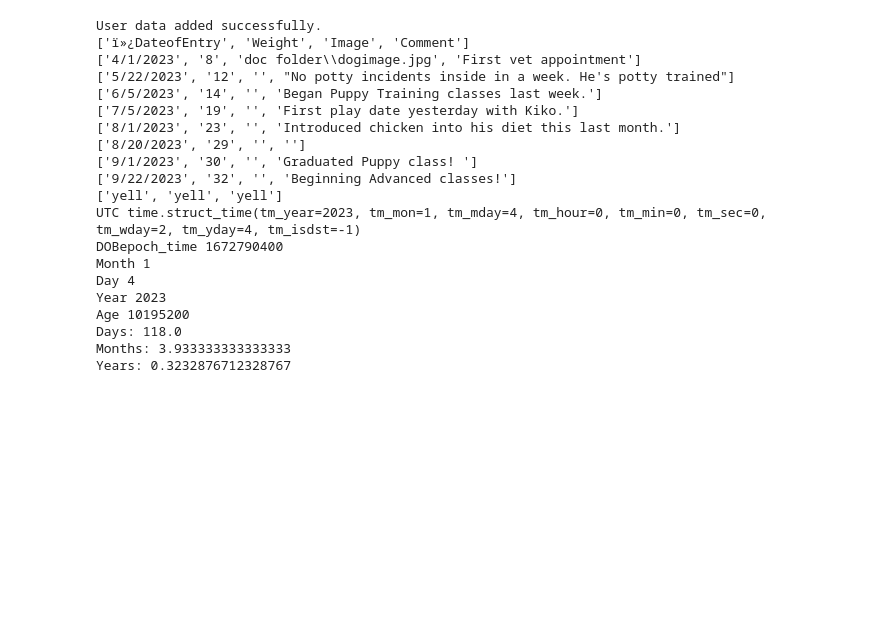
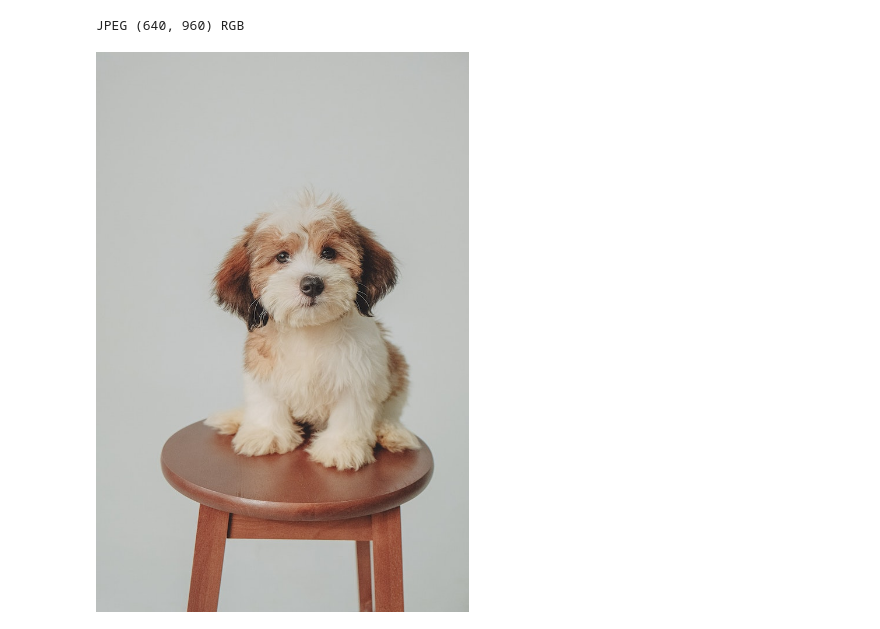
Before and after one commit to BeanCheeseTaco/PuppyProject_HCI584, a Jupyter notebook: main.ipynb, the cells around one changed output. Saved outputs shown, nothing was run; the diff lists cells and outputs as text; code cells hidden in the pictures; blank space fills up the shorter version.

```diff
--- a/main.ipynb
+++ b/main.ipynb
@@ -10,6 +10,7 @@ from PIL import Image
 import csv
 # import dutton.csv and import PetRecord.csv
 myfile = 'doc folder\dutton.csv'
+puppy_profile_file = 'doc folder\PuppyProfiles.csv'
 DOB = ''
 
 #Read file
@@ -45,10 +46,31 @@ def add_new_record(file=myfile):
         print(f"An error occurred: {e}")
 
 #Adds a new pet to file.
-def add_new_pet(PetID, file):
+def add_new_pet(file=puppy_profile_file):
     """Information is entered by the user via keyboard and stores the new data in the csv file.
     For loop that will read through csv files and appends a new row. """
+    """Information is entered by the user via keyboard and stores the new data in the csv file.
+    For loop that will read through csv files and appends a new row."""
+    pet_name = input("Input Pet's Name: ")
+    DOB = input("Input pet's Date of Birth: ")
+    breed = input("Input Breed: ")
+    image = input("Input Image: " )
 
+    # Define the user data as a list
+    user_data = [pet_name, DOB, breed, image]
+
+    try:
+        # Open the CSV file in append mode
+        with open(file, mode='a', newline='') as csvfile:
+            # Create a CSV writer
+            writer = csv.writer(csvfile)
+
+            # Write the user data to the CSV file
+            writer.writerow(user_data)
+
+        print("User data added successfully.")
+    except Exception as e:
+        print(f"An error occurred: {e}")
 #Plots csv file into plotly
 def plotcsv():
     '''Plots pet csv file based on PetID selected by user. '''
@@ -66,7 +88,12 @@ def Get_All_Info_For_Pet(PetID, PetData):
     '''Returns array with all info pertaining to petID (Parsed specific to the unique PetID.)'''
 
 #Returns every pet's record
-def Get_All_Info_For_All_Pets():
+def Get_All_Info_For_All_Pets(petProfile=puppy_profile_file):
+    with open(petProfile, 'r') as petProfile:
+        csv_reader = csv.reader(petProfile)
+        for row in csv_reader:
+            # Process each row here
+            print(row)
     '''Call Get_All_Unique_Pets() function
     Call Get_All_Info_For_Pet() function'''
 
@@ -94,60 +121,44 @@ def get_image():
 
 
 '''def load_file():
     with open('doc folder\dutton.csv', 'r') as csv_file:
         csv_reader = csv.reader(csv_file)
         for row in csv_reader:
             # Process each row here
             print(row)
 '''
 
 #Calculates age
 def getAge(DOB = '01/04/2023', date_of_entry = '05/02/2023'):
     """Calculate the age based on all of the Date fields from the PetRecord.csv file and compares to the DOB field from the pets.csv file."""
 
     DOButc_time = time.strptime(DOB + ' 00:00:00', "%m/%d/%Y %H:%M:%S")
     DOBepoch_time = timegm(DOButc_time)
 
     DOEutc_time = time.strptime(date_of_entry + ' 00:00:00', "%m/%d/%Y %H:%M:%S")
     DOEepoch_time = timegm(DOEutc_time)
 
     #Print the age
     #Print(f"The person is "  + str(epoch_time) + " years old.")
-    print("UTC " + str(DOButc_time))
-    print("DOBepoch_time " + str(DOBepoch_time))
-    print("Month " + str(DOButc_time.tm_mon))
-    print("Day " + str(DOButc_time.tm_mday))
-    print("Year " + str(DOButc_time.tm_year))
+    #print("UTC " + str(DOButc_time))
+    #print("DOBepoch_time " + str(DOBepoch_time))
+    #print("Month " + str(DOButc_time.tm_mon))
+    #print("Day " + str(DOButc_time.tm_mday))
+    #print("Year " + str(DOButc_time.tm_year))
 
     #Calculate the age
-    age = DOEepoch_time - DOBepoch_time
-    print("Age " + str(age))
+    age = DOEepoch_time - DOBepoch_time #Subtract the DateOfEntry = DateOfBirth
+    #print("Age " + str(age))
     print("Days: " + str(age/(3600 * 24))) # ((60 seconds * 60 minutes) = 3600 * 24 hours)
     print("Months: " + str(age/(60 * 60 * 24 * 30))) # (60 seconds * 60 minutes * 24 hours * 30 days)
     print("Years: " + str(age/(3600 * 24 * 365))) # ((60 seconds * 60 minutes) = 3600 seconds * 24 hours * 365 days)
 
-#get_image()
-add_new_record(myfile)
+get_image()
+#add_new_record(myfile)
 load_file()
-getAge()
+#getAge()
+Get_All_Info_For_All_Pets()
+#add_new_pet()
 # %% [output]
-User data added successfully.
-['ï»¿DateofEntry', 'Weight', 'Image', 'Comment']
-['4/1/2023', '8', 'doc folder\\dogimage.jpg', 'First vet appointment']
-['5/22/2023', '12', '', "No potty incidents inside in a week. He's potty trained"]
-['6/5/2023', '14', '', 'Began Puppy Training classes last week.']
-['7/5/2023', '19', '', 'First play date yesterday with Kiko.']
-['8/1/2023', '23', '', 'Introduced chicken into his diet this last month.']
-['8/20/2023', '29', '', '']
-['9/1/2023', '30', '', 'Graduated Puppy class! ']
-['9/22/2023', '32', '', 'Beginning Advanced classes!']
-['yell', 'yell', 'yell']
-UTC time.struct_time(tm_year=2023, tm_mon=1, tm_mday=4, tm_hour=0, tm_min=0, tm_sec=0, tm_wday=2, tm_yday=4, tm_isdst=-1)
-DOBepoch_time 1672790400
-Month 1
-Day 4
-Year 2023
-Age 10195200
-Days: 118.0
-Months: 3.933333333333333
-Years: 0.3232876712328767
+JPEG (640, 960) RGB
+[figure, added]
```
Also changed, not shown: parts of 1 cell of this notebook, 2 other files.
